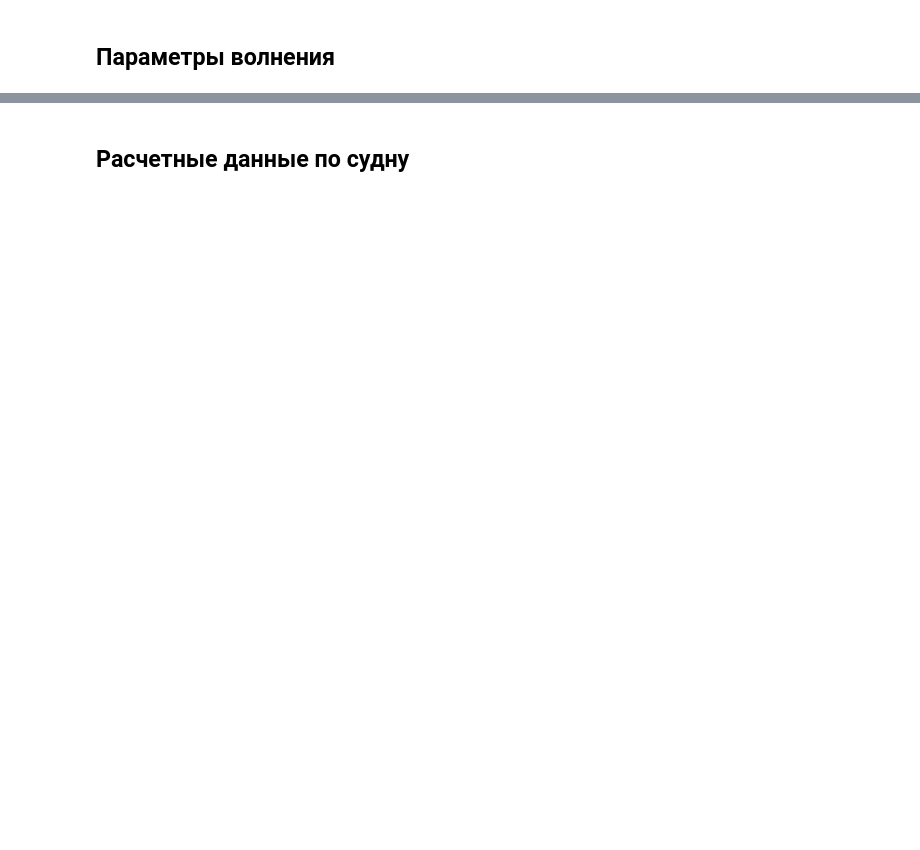
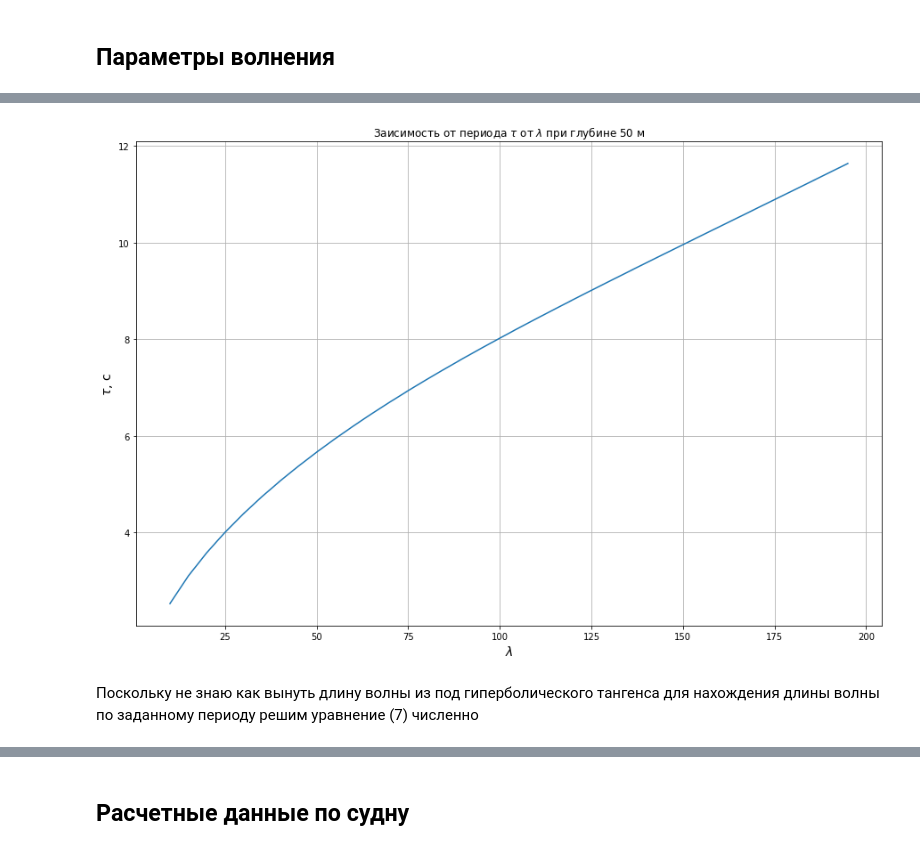
Before and after one commit to mataruev/giperboreya, a Jupyter notebook: Remez_diagram.ipynb, the cells around one changed output, grey strips where cells are left out. Saved outputs shown, nothing was run; the diff lists cells and outputs as text; code cells hidden in the pictures; blank space fills up the shorter version.

```diff
--- a/Remez_diagram.ipynb
+++ b/Remez_diagram.ipynb
@@ -86,0 +120,25 @@ def wave_period_h3p(height_3p, method = 'lipis',  beta = 1, tws = 0):
+# %%
+l_wave = 100
+H = 50
+arr_v=[]
+arr_h=[]
+for l_wave in range(10,200,5):
+    v_wave = sqrt(g*l_wave/(2*pi)*tanh(2*pi*H/l_wave))
+    tau_wave = sqrt(2*pi*l_wave/g*(1/(tanh(2*pi*H/l_wave))))
+    arr_h.append(l_wave)
+    arr_v.append(tau_wave)
+    # print('скорость - ', v_wave)
+    # print('период - ', tau_wave)
+    # print('скорость * период- ', v_wave*tau_wave)
+
+plt.figure(figsize=[15,10])
+plt.plot(arr_h,arr_v);
+plt.grid()
+plt.title(r'Заисимость от периода $\tau$ от $\lambda$'+f' при глубине {H} м')
+plt.xlabel(r'$ \lambda$', fontsize=14 )
+plt.ylabel(r'$\tau$, с' , fontsize=14);
+# %% [output]
+[figure, added]
+# %% [markdown]
+Поскольку не знаю как вынуть длину волны из под гиперболического тангенса для нахождения длины волны по заданному
+периоду решим уравнение (7) численно
```
Also changed, not shown: parts of 35 cells of this notebook.
